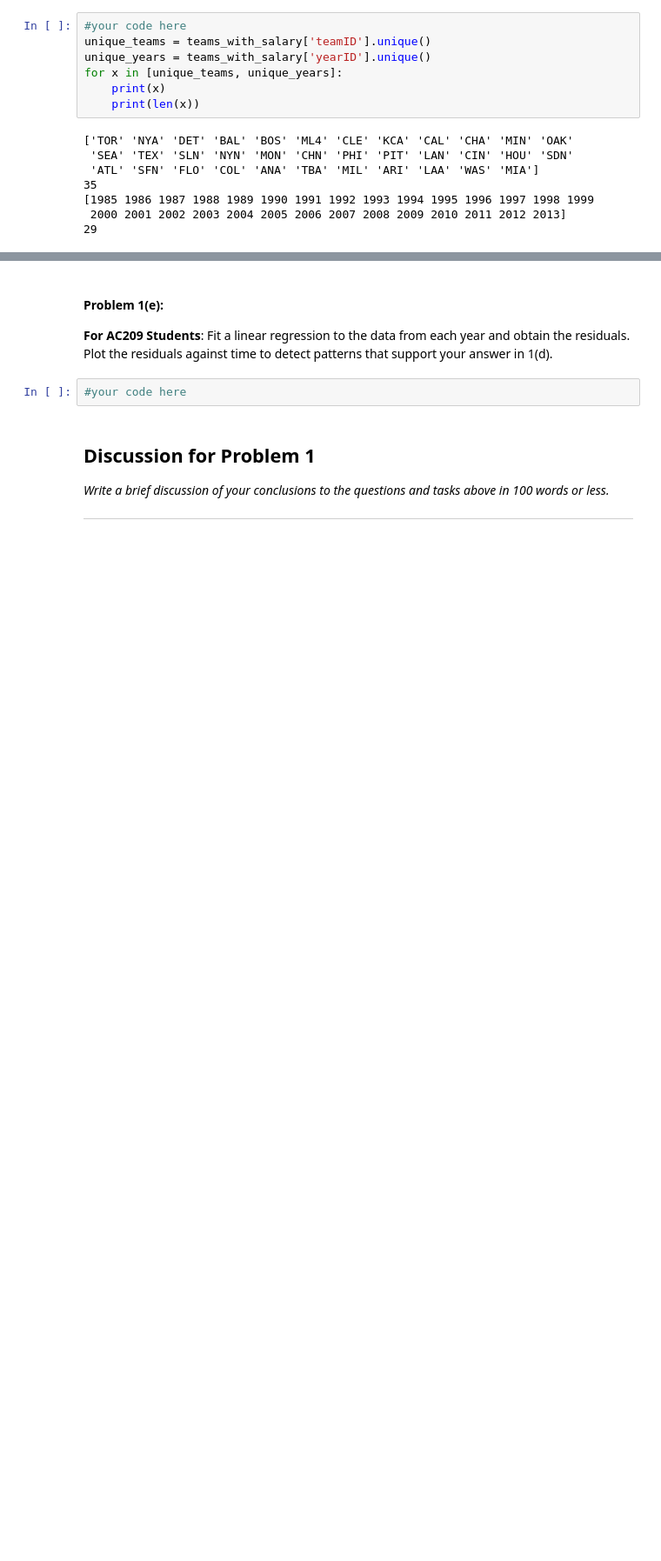
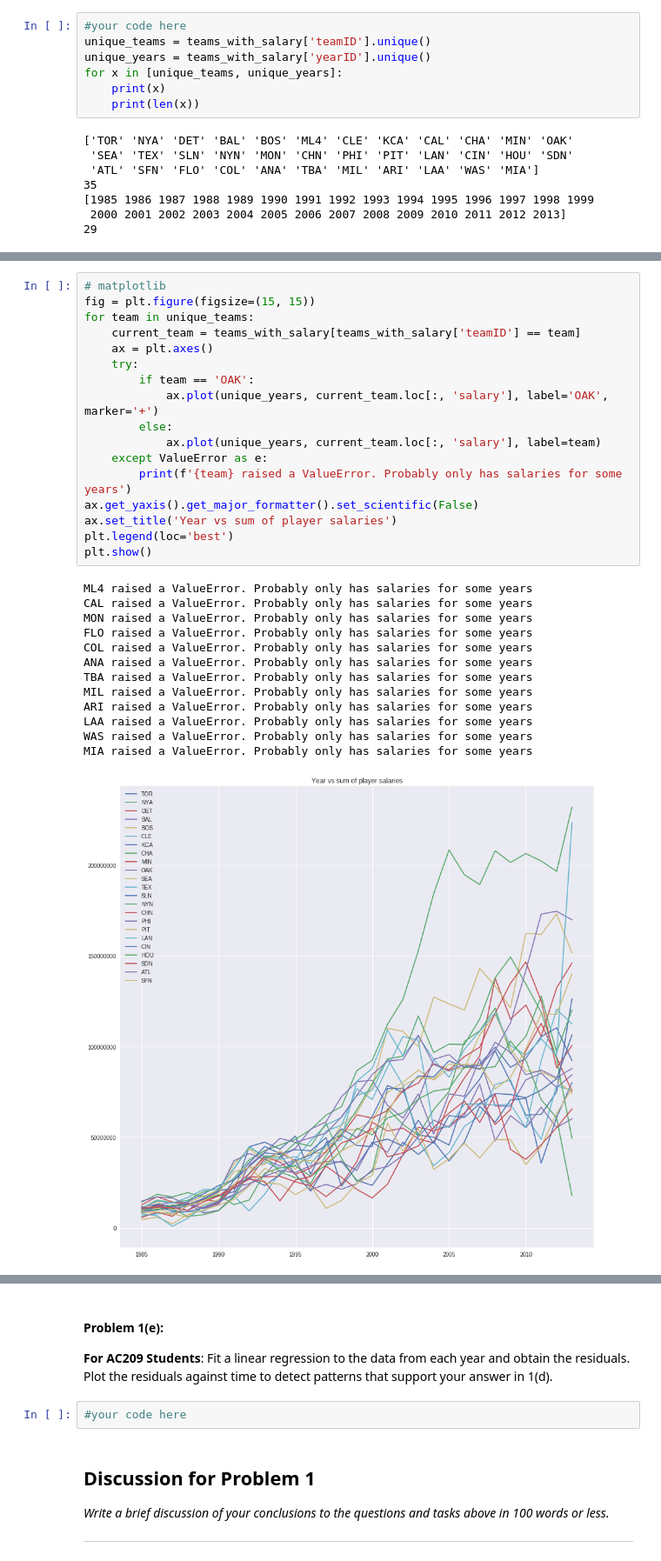
Before and after one commit to dndln/2014, a Jupyter notebook: homework/HW1 (copy).ipynb, the cells around one changed output, grey strips where cells are left out. Shown at 87% size. Cells and saved outputs as stored; diff of their text form; blank space fills up the shorter version.

```diff
--- a/homework/HW1 (copy).ipynb
+++ b/homework/HW1 (copy).ipynb
@@ -215,0 +211,31 @@ for x in [unique_teams, unique_years]:
+# %%
+# matplotlib
+fig = plt.figure(figsize=(15, 15))
+for team in unique_teams:
+    current_team = teams_with_salary[teams_with_salary['teamID'] == team]
+    ax = plt.axes()
+    try:
+        if team == 'OAK':
+            ax.plot(unique_years, current_team.loc[:, 'salary'], label='OAK', marker='+')
+        else:
+            ax.plot(unique_years, current_team.loc[:, 'salary'], label=team)
+    except ValueError as e:
+        print(f'{team} raised a ValueError. Probably only has salaries for some years')
+ax.get_yaxis().get_major_formatter().set_scientific(False)
+ax.set_title('Year vs sum of player salaries')
+plt.legend(loc='best')
+plt.show()
+# %% [output]
+ML4 raised a ValueError. Probably only has salaries for some years
+CAL raised a ValueError. Probably only has salaries for some years
+MON raised a ValueError. Probably only has salaries for some years
+FLO raised a ValueError. Probably only has salaries for some years
+COL raised a ValueError. Probably only has salaries for some years
+ANA raised a ValueError. Probably only has salaries for some years
+TBA raised a ValueError. Probably only has salaries for some years
+MIL raised a ValueError. Probably only has salaries for some years
+ARI raised a ValueError. Probably only has salaries for some years
+LAA raised a ValueError. Probably only has salaries for some years
+WAS raised a ValueError. Probably only has salaries for some years
+MIA raised a ValueError. Probably only has salaries for some years
+[figure, added]
```
Also changed, not shown: parts of 20 cells of this notebook, 1 other file.
